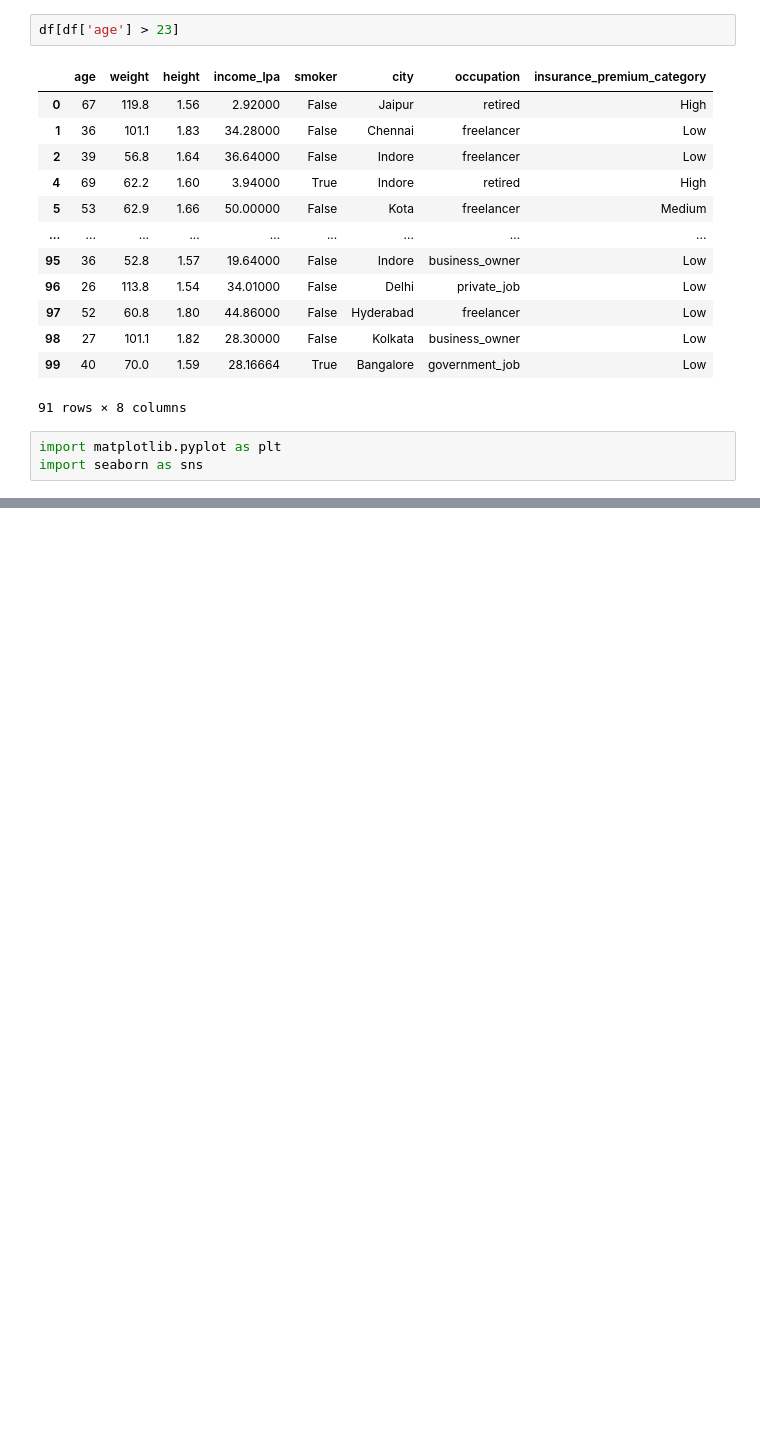
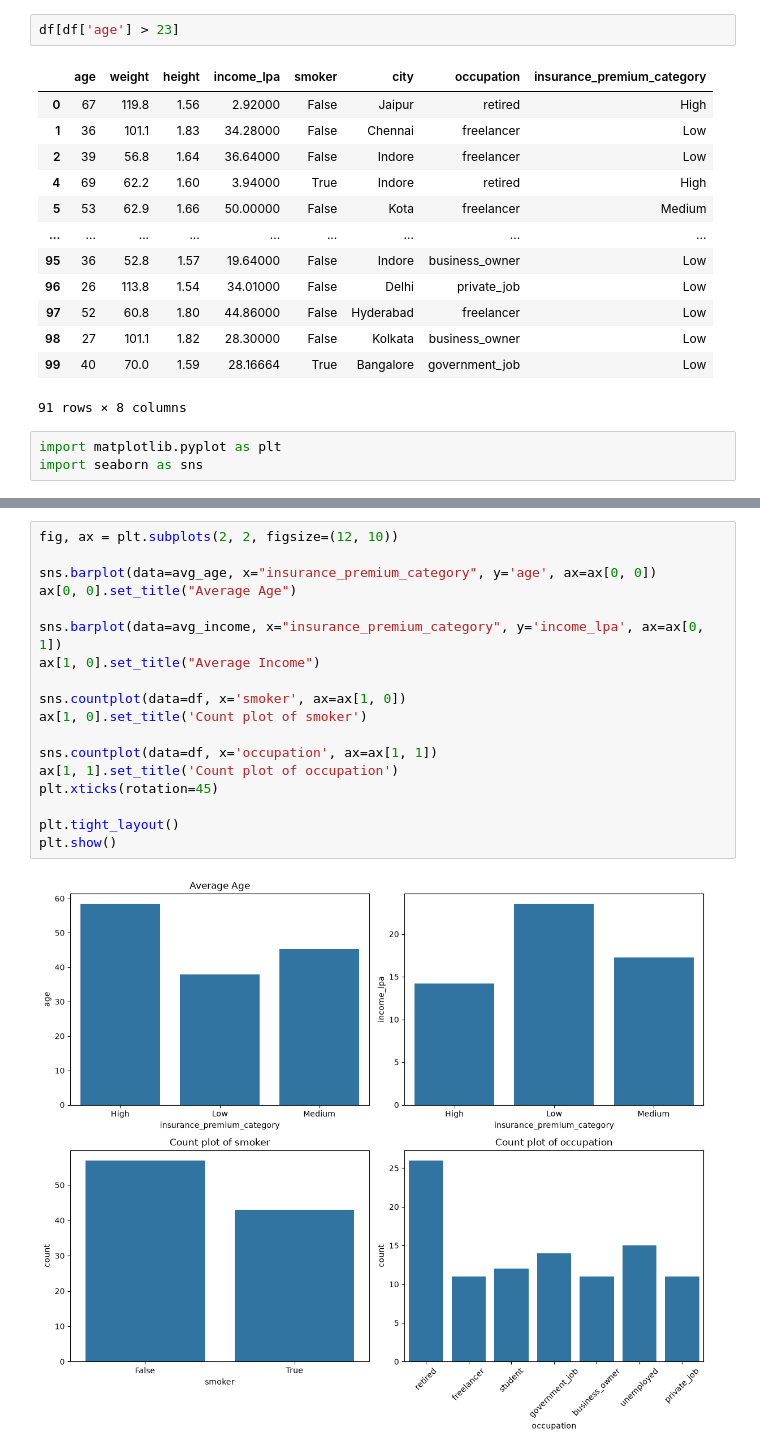
Before and after one commit to HimmatMagar/all-concept, a Jupyter notebook: notebook/pandas.ipynb, the cells around one changed output, grey strips where cells are left out. Drawn from its saved outputs; the diff is of its cells as text; blank space fills up the shorter version.

```diff
--- a/notebook/pandas.ipynb
+++ b/notebook/pandas.ipynb
@@ -131,0 +150,20 @@ ax[0, 0].plot()
+# %%
+fig, ax = plt.subplots(2, 2, figsize=(12, 10))
+
+sns.barplot(data=avg_age, x="insurance_premium_category", y='age', ax=ax[0, 0])
+ax[0, 0].set_title("Average Age")
+
+sns.barplot(data=avg_income, x="insurance_premium_category", y='income_lpa', ax=ax[0, 1])
+ax[1, 0].set_title("Average Income")
+
+sns.countplot(data=df, x='smoker', ax=ax[1, 0])
+ax[1, 0].set_title('Count plot of smoker')
+
+sns.countplot(data=df, x='occupation', ax=ax[1, 1])
+ax[1, 1].set_title('Count plot of occupation')
+plt.xticks(rotation=45)
+
+plt.tight_layout()
+plt.show()
+# %% [output]
+[figure, added]
```
Also changed, not shown: parts of 2 cells of this notebook.
